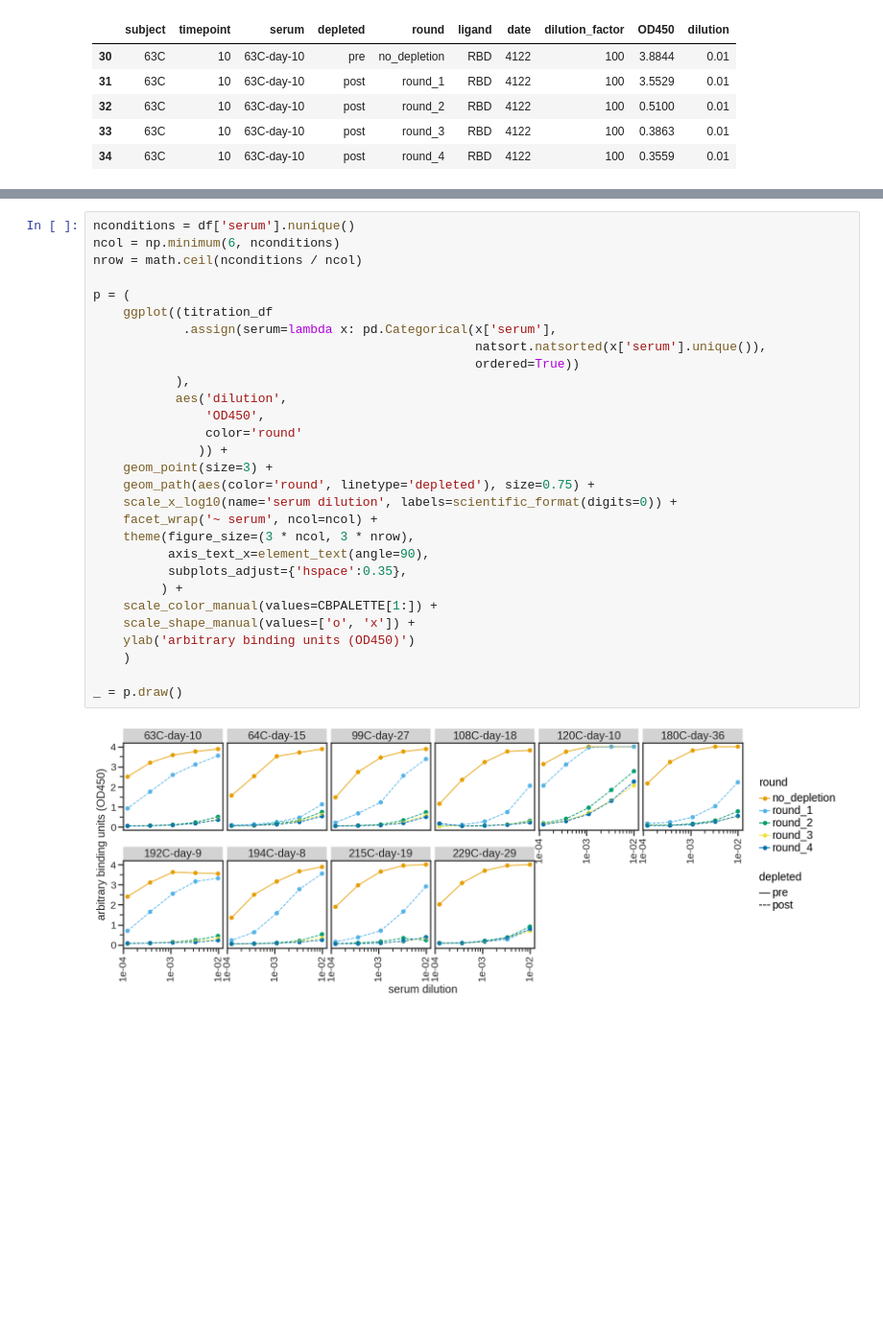
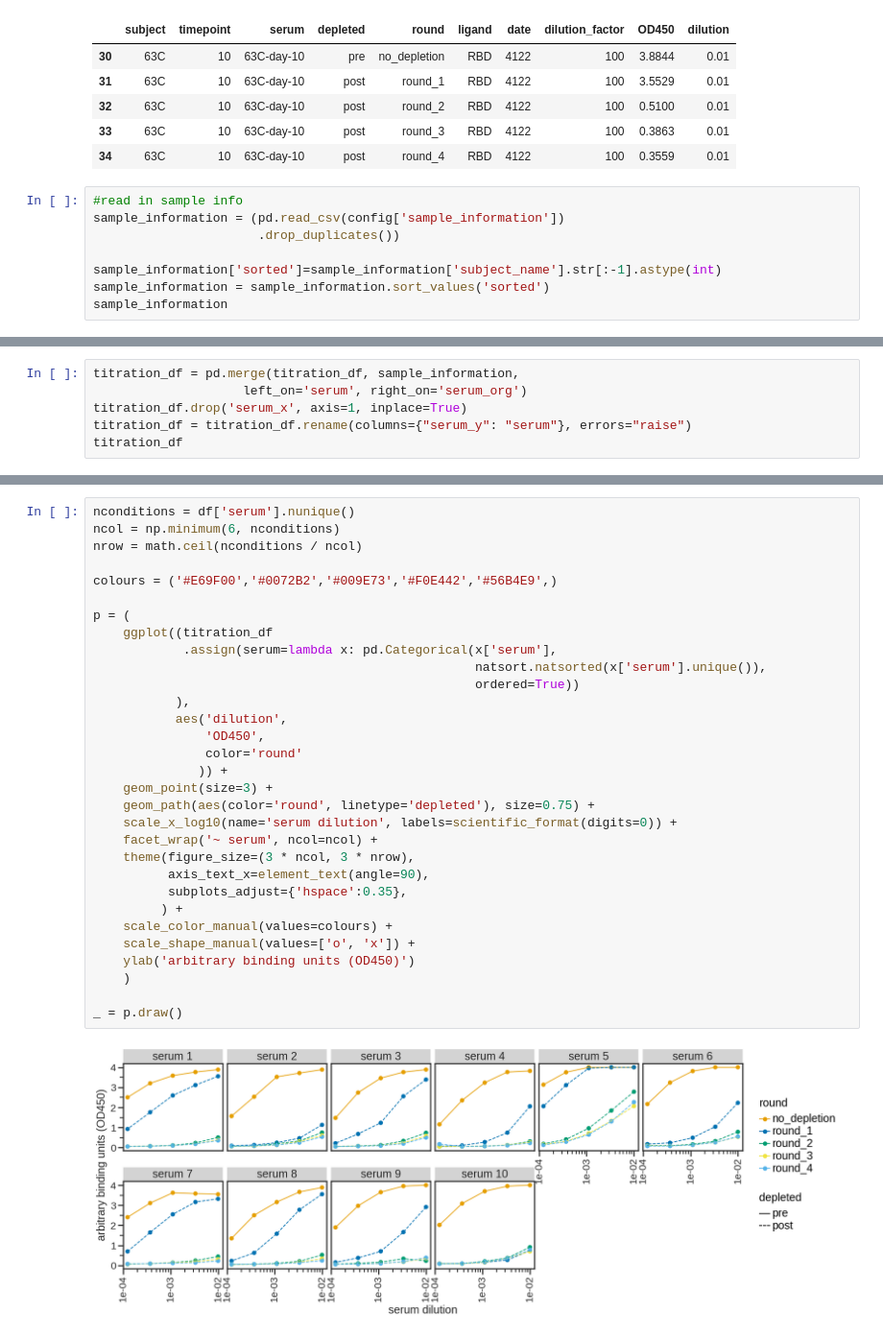
Before and after one commit to jbloomlab/Ace2_expression_neuts, a Jupyter notebook: rbd_depletions.ipynb, the cells around one changed output, grey strips where cells are left out. Shown at 96% size. Cells and saved outputs as stored; diff of their text form; blank space fills up the shorter version.

```diff
--- a/rbd_depletions.ipynb
+++ b/rbd_depletions.ipynb
@@ -83,3 +83,11 @@ display(titration_df.head())  # display first few lines
 | 32 | 63C | 10 | 63C-day-10 | post | round_2 | RBD | 4122 | 100 | 0.5100 | 0.01 |
 | 33 | 63C | 10 | 63C-day-10 | post | round_3 | RBD | 4122 | 100 | 0.3863 | 0.01 |
 | 34 | 63C | 10 | 63C-day-10 | post | round_4 | RBD | 4122 | 100 | 0.3559 | 0.01 |
+# %%
+#read in sample info
+sample_information = (pd.read_csv(config['sample_information'])
+                      .drop_duplicates())
+
+sample_information['sorted']=sample_information['subject_name'].str[:-1].astype(int)
+sample_information = sample_information.sort_values('sorted')
+sample_information
@@ -85,0 +106,6 @@ display(titration_df.head())  # display first few lines
+# %%
+titration_df = pd.merge(titration_df, sample_information,
+                    left_on='serum', right_on='serum_org')
+titration_df.drop('serum_x', axis=1, inplace=True)
+titration_df = titration_df.rename(columns={"serum_y": "serum"}, errors="raise")
+titration_df
@@ -86,31 +126,33 @@ display(titration_df.head())  # display first few lines
 # %%
 nconditions = df['serum'].nunique()
 ncol = np.minimum(6, nconditions)
 nrow = math.ceil(nconditions / ncol)
+
+colours = ('#E69F00','#0072B2','#009E73','#F0E442','#56B4E9',)
 
 p = (
     ggplot((titration_df
             .assign(serum=lambda x: pd.Categorical(x['serum'],
                                                    natsort.natsorted(x['serum'].unique()),
                                                    ordered=True))
            ),
            aes('dilution',
                'OD450',
                color='round'
               )) +
     geom_point(size=3) +
     geom_path(aes(color='round', linetype='depleted'), size=0.75) +
     scale_x_log10(name='serum dilution', labels=scientific_format(digits=0)) +
     facet_wrap('~ serum', ncol=ncol) +
     theme(figure_size=(3 * ncol, 3 * nrow),
           axis_text_x=element_text(angle=90),
           subplots_adjust={'hspace':0.35},
          ) +
-    scale_color_manual(values=CBPALETTE[1:]) +
+    scale_color_manual(values=colours) +
     scale_shape_manual(values=['o', 'x']) +
     ylab('arbitrary binding units (OD450)')
     )
 
 _ = p.draw()
 # %% [output]
-[figure, old version]
+[figure, new version]
```
Also changed, not shown: parts of 2 cells of this notebook, 12 other files.
